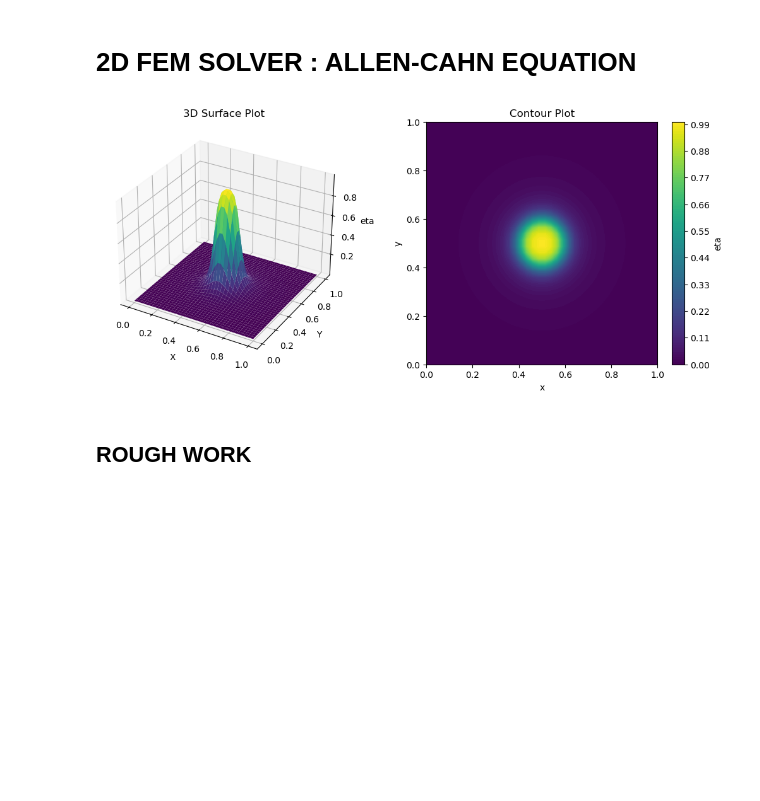
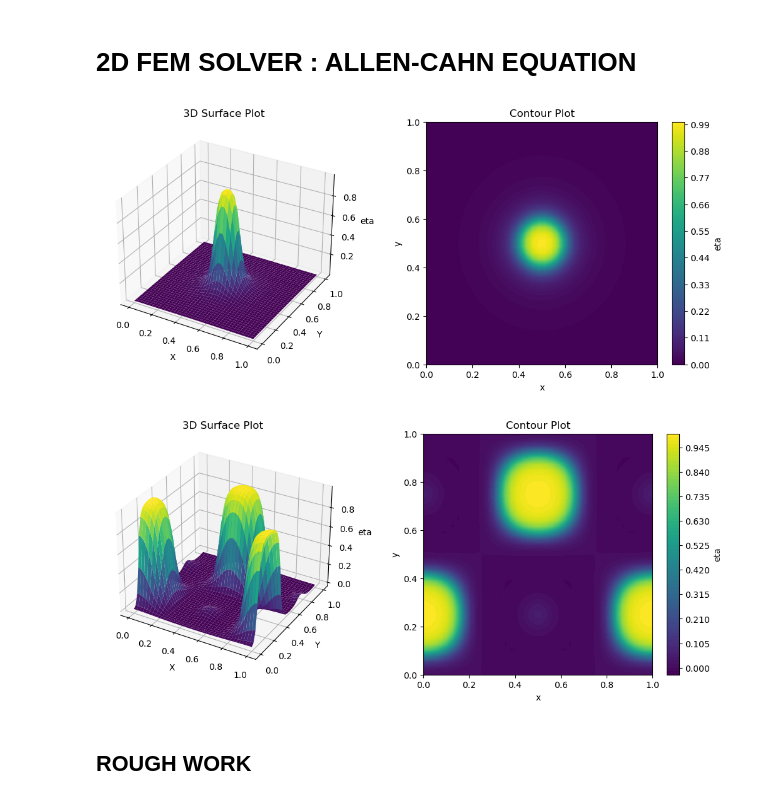
Before and after one commit to ananthkrishna96/Python-Allen-Cahn-FEM-Solver, a Jupyter notebook: 2D FEM SOLVER ALLEN-CAHN.ipynb, the cells around one changed output. Drawn from its saved outputs; the diff is of its cells as text; code cells hidden in the pictures; blank space fills up the shorter version.

```diff
--- a/2D FEM SOLVER ALLEN-CAHN.ipynb
+++ b/2D FEM SOLVER ALLEN-CAHN.ipynb
@@ -22,8 +22,9 @@ def one_dim_M_K(x, ndofs,degree):
     intervals = np.unique(basis[0].x)
 
     qp, w = leg.leggauss(degree)
-    qp = (qp + 1) / 2
-    w /= 2
+    qp += 1.
+    qp /= 2.
+    w /= 2.
 
     h = np.diff(intervals)
     Q = np.array([intervals[i] + h[i] * qp for i in range(len(h))]).reshape((-1,))
@@ -90,36 +91,42 @@ def plot_2d(eta_2d, n, dt, ndofs):
     eta_2d_grid = eta_2d.reshape((n_steps, n, n))
     fig = plt.figure(figsize=(13, 5))
     ax = fig.add_subplot(121, projection='3d')
     ax.plot_surface(X, Y, eta_2d_grid[-1], cmap='viridis',
                    linewidth=0.5, antialiased=True)
     ax.set_xlabel('X')
     ax.set_ylabel('Y')
     ax.set_zlabel('eta')
     ax.set_title('3D Surface Plot')
 
     # Contour plot
     eta_2d_contour = eta_2d[-1].reshape((n, n))
     fig.add_subplot(122)
     plt.contourf(X, Y, eta_2d_contour, levels=100, cmap='viridis')
     plt.colorbar(label='eta')
     plt.xlabel('x')
     plt.ylabel('y')
     plt.title('Contour Plot')
     plt.show()
 
 if __name__ == '__main__':
 
     eps = 0.01
     dt = 0.1
     ndofs = 40
     degree = 2
 
-    func0 = lambda x,y: 1/(1+100*((x-.5)**2+(y-.5)**2))
+    funcs = [
 
-    eta_2d,n = solver(func0, eps, dt, ndofs, degree)
-    plot_2d(eta_2d, n, dt, ndofs)
+        lambda x, y: 1 / (1 + 100 * ((x - 0.5) ** 2 + (y - 0.5) ** 2)),
+        lambda x, y: np.sin(2 * np.pi * x) * np.cos(2 * np.pi * y)
+    ]
+
+    for func0 in funcs:
+        eta_2d, n = solver(func0, eps, dt, ndofs, degree)
+        plot_2d(eta_2d, n, dt, ndofs)
 # %% [output]
 [figure]
+[figure, added]
 # %% [markdown]
 ## ROUGH WORK
 # %%
```
Also changed, not shown: parts of 1 cell of this notebook, 1 other file.
